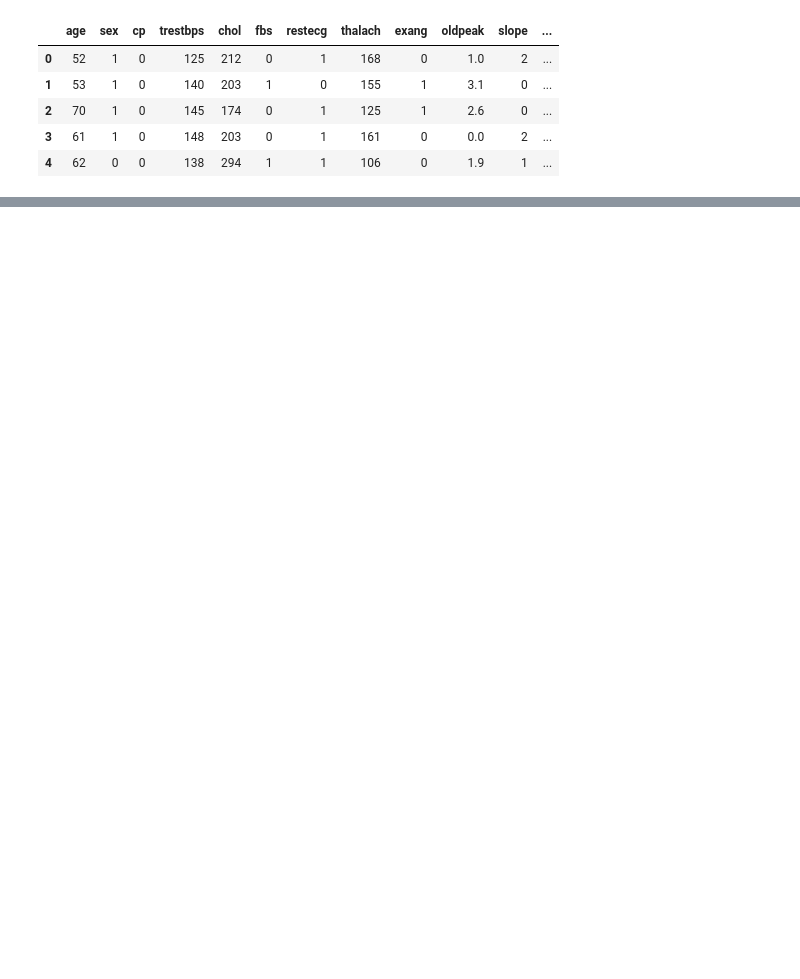
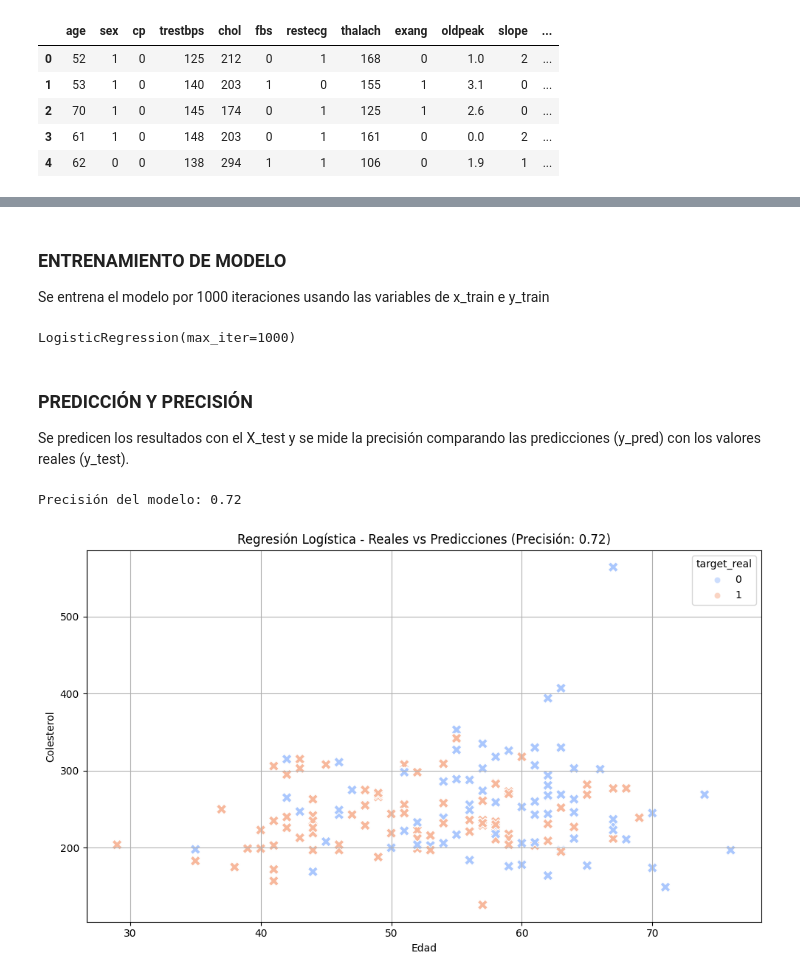
Before and after one commit to AlanRik20/modelo_regresion_logistica, a Jupyter notebook: main.ipynb, the cells around one changed output, grey strips where cells are left out. Cells and saved outputs as stored; diff of their text form; code cells hidden in the pictures; blank space fills up the shorter version.

Commit message:
Se terminó la tarea de regresión logística

```diff
--- a/main.ipynb
+++ b/main.ipynb
@@ -12,0 +33,3 @@ df.head()
+# %%
+scaler = StandardScaler()
+X_scaled = scaler.fit_transform(X)
@@ -12,0 +39,63 @@ df.head()
+# %%
+X_train, X_test, y_train, y_test = train_test_split(X_scaled, y, test_size=0.2, random_state=42)
+# %% [markdown]
+### ENTRENAMIENTO DE MODELO
+Se entrena el modelo por 1000 iteraciones usando las variables de x_train e y_train
+# %%
+model = LogisticRegression(max_iter=1000)
+model.fit(X_train, y_train)
+# %% [output]
+LogisticRegression(max_iter=1000)
+# %% [markdown]
+### PREDICCIÓN Y PRECISIÓN
+Se predicen los resultados con el X_test y se mide la precisión comparando las predicciones (y_pred) con los valores reales (y_test).
+# %%
+y_pred = model.predict(X_test)
+accuracy = accuracy_score(y_test, y_pred)
+print(f"Precisión del modelo: {accuracy:.2f}")
+# %% [output]
+Precisión del modelo: 0.72
+# %%
+
+# Volver a transformar X_test a su escala original (edad y colesterol)
+X_test_original = scaler.inverse_transform(X_test)
+
+# Crear DataFrame para graficar
+df_plot = pd.DataFrame(X_test_original, columns=['age', 'chol', 'cp', 'thalach', 'exang'])
+df_plot['target_real'] = y_test.values
+df_plot['target_pred'] = y_pred
+
+# Graficar
+plt.figure(figsize=(10, 6))
+
+# Reales
+sns.scatterplot(
+    data=df_plot,
+    x='age',
+    y='chol',
+    hue='target_real',
+    palette='coolwarm',
+    alpha=0.6,
+    edgecolor='w'
+)
+
+# Predicciones (con X)
+sns.scatterplot(
+    data=df_plot,
+    x='age',
+    y='chol',
+    hue='target_pred',
+    marker='X',
+    palette='coolwarm',
+    s=100,
+    legend=False  # evitamos duplicar leyenda
+)
+
+plt.title(f'Regresión Logística - Reales vs Predicciones (Precisión: {accuracy:.2f})')
+plt.xlabel('Edad')
+plt.ylabel('Colesterol')
+plt.grid(True)
+plt.tight_layout()
+plt.show()
+# %% [output]
+[figure, added]
```
Also changed, not shown: parts of 7 cells of this notebook, 1 other file.
